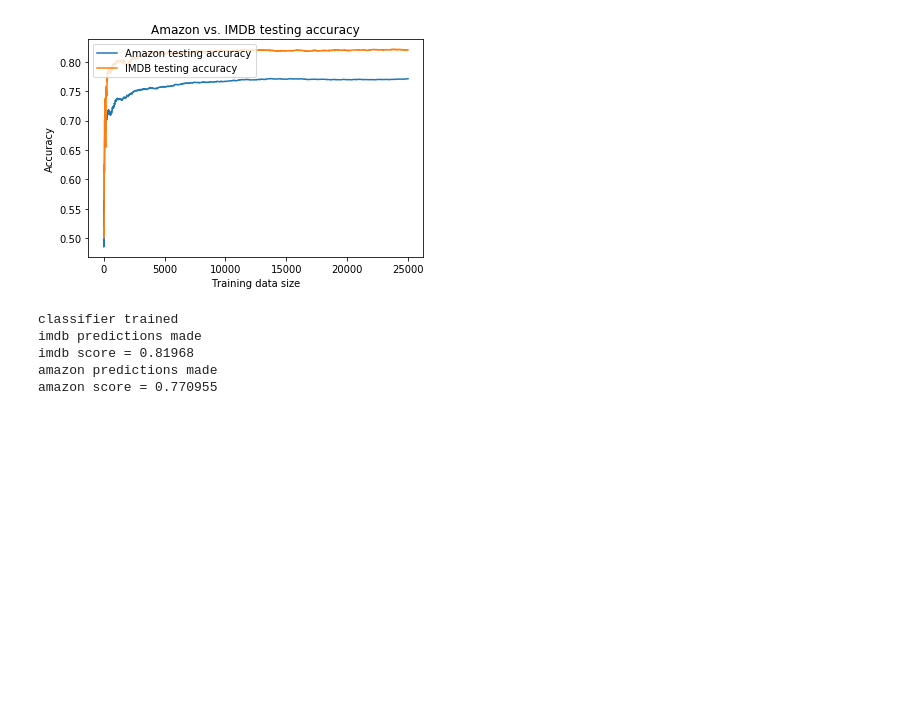
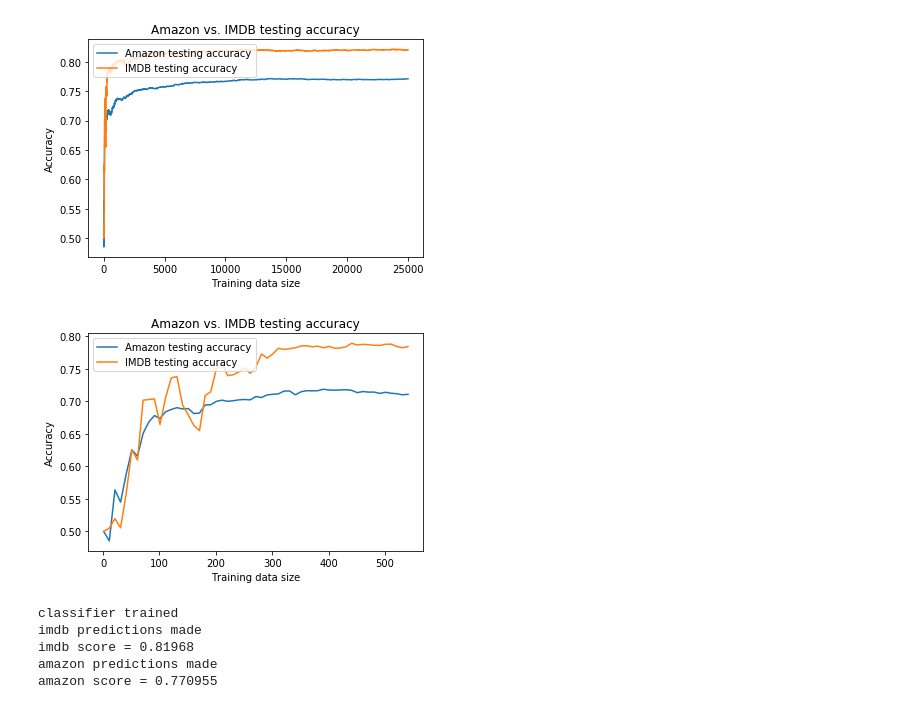
Before and after one commit to ninatchang/CIS519-final-project, a Jupyter notebook: naive_bayes.ipynb, the cells around one changed output. Cells and saved outputs as stored; diff of their text form; code cells hidden in the pictures; blank space fills up the shorter version.

Commit message:
more graph

```diff
--- a/naive_bayes.ipynb
+++ b/naive_bayes.ipynb
@@ -205,14 +205,16 @@ x1, amazon_testing_score1, imdb_testing_score1 = run_naive_bayes(imdb_training_x
 # %% [output]
 [figure]
 # %%
-plt.plot(x1[:25], amazon_testing_score1[:25])
-plt.plot(x1[:25], imdb_testing_score1[:25])
+plt.plot(x1[:55], amazon_testing_score1[:55])
+plt.plot(x1[:55], imdb_testing_score1[:55])
 
 plt.legend(['Amazon testing accuracy', 'IMDB testing accuracy'], loc='upper left')
 plt.title('Amazon vs. IMDB testing accuracy')
 plt.ylabel('Accuracy')
 plt.xlabel('Training data size')
 plt.show()
+# %% [output]
+[figure, added]
 # %%
 nb2 = naive_bayes(imdb_training_x, imdb_training_y)
 print("classifier trained")
```
